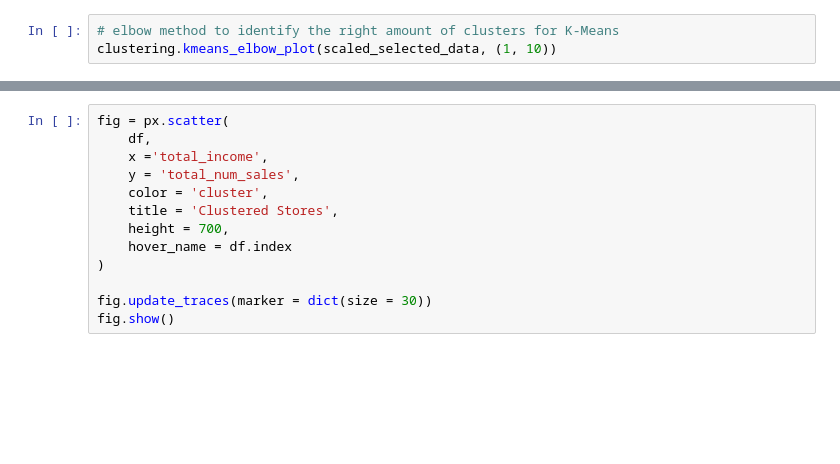
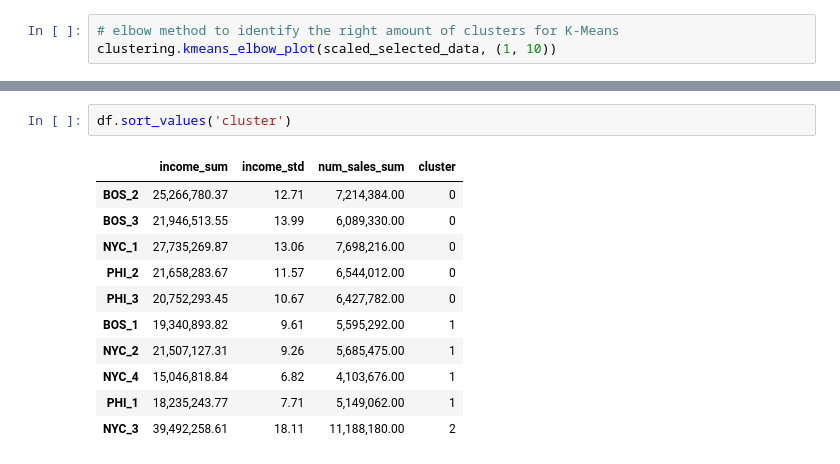
Before and after one commit to Maycas/DS-Market, a Jupyter notebook: 2 - Clustering/Clustering.ipynb, the cells around one changed output, grey strips where cells are left out. Saved outputs shown, nothing was run; the diff lists cells and outputs as text; blank space fills up the shorter version.

Commit message:
Finished clustering report

```diff
--- a/2 - Clustering/Clustering.ipynb
+++ b/2 - Clustering/Clustering.ipynb
@@ -294,15 +314,16 @@ df['cluster'] = clusters
 # %% [output]
 3 different clusters have been generated
-# %%
-fig = px.scatter(
-    df,
-    x ='total_income',
-    y = 'total_num_sales',
-    color = 'cluster',
-    title = 'Clustered Stores',
-    height = 700,
-    hover_name = df.index
-)
-
-fig.update_traces(marker = dict(size = 30))
-fig.show()
+# %%
+df.sort_values('cluster')
+# %% [output]
+|  | income_sum | income_std | num_sales_sum | cluster |
+| BOS_2 | 25,266,780.37 | 12.71 | 7,214,384.00 | 0 |
+| BOS_3 | 21,946,513.55 | 13.99 | 6,089,330.00 | 0 |
+| NYC_1 | 27,735,269.87 | 13.06 | 7,698,216.00 | 0 |
+| PHI_2 | 21,658,283.67 | 11.57 | 6,544,012.00 | 0 |
+| PHI_3 | 20,752,293.45 | 10.67 | 6,427,782.00 | 0 |
+| BOS_1 | 19,340,893.82 | 9.61 | 5,595,292.00 | 1 |
+| NYC_2 | 21,507,127.31 | 9.26 | 5,685,475.00 | 1 |
+| NYC_4 | 15,046,818.84 | 6.82 | 4,103,676.00 | 1 |
+| PHI_1 | 18,235,243.77 | 7.71 | 5,149,062.00 | 1 |
+| NYC_3 | 39,492,258.61 | 18.11 | 11,188,180.00 | 2 |
```
Also changed, not shown: parts of 8 cells of this notebook, 1 other file.
